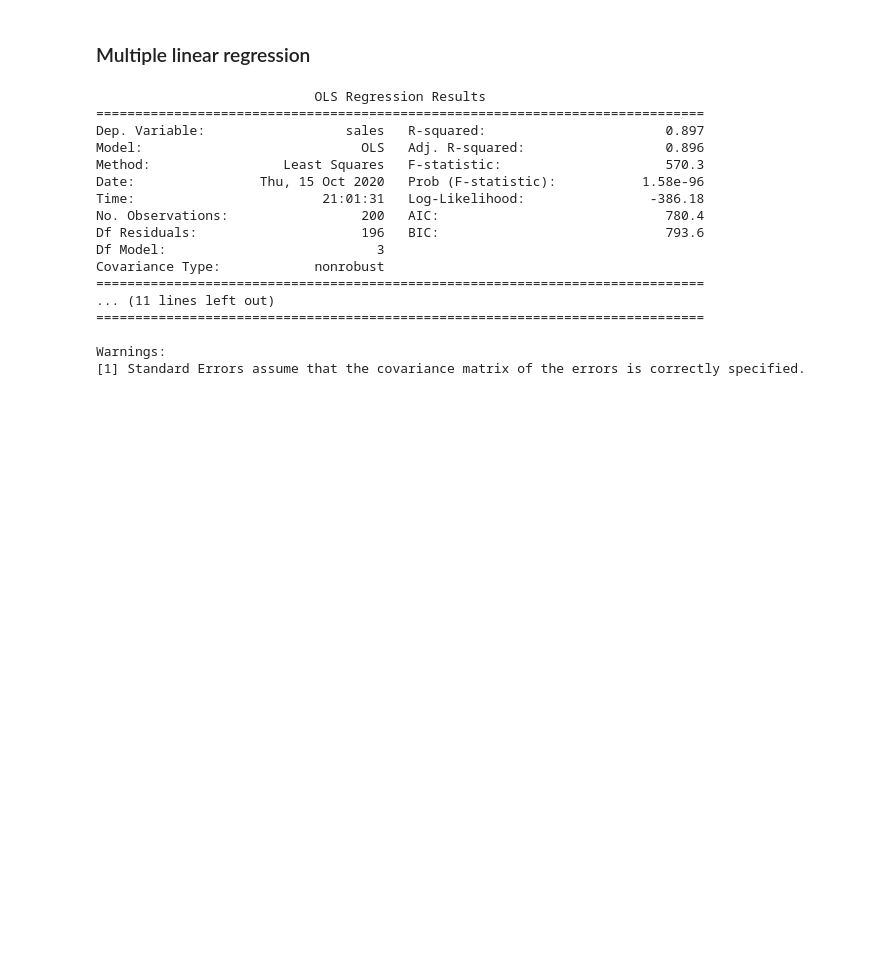
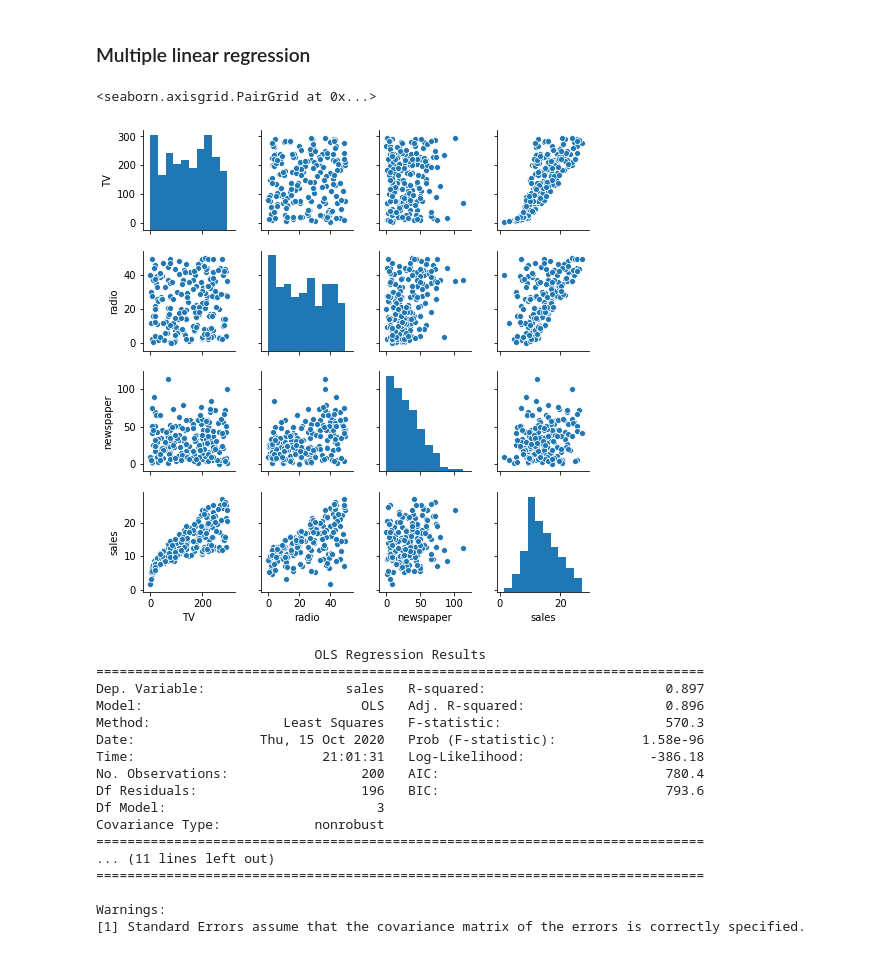
Before and after one commit to eryk-mazus/islr, a Jupyter notebook: Chapter 3.ipynb, the cells around one changed output. Cells and saved outputs as stored; diff of their text form; code cells hidden in the pictures; blank space fills up the shorter version.

```diff
--- a/Chapter 3.ipynb
+++ b/Chapter 3.ipynb
@@ -129,6 +130,11 @@ MonteCarlo(10000)
 The mean of 10 000 least square estimates of coefficients is close to the population coefficients - 2 and 3. The least squared produces unbiased estimators.
 # %% [markdown]
 ### Multiple linear regression
+# %%
+sns.pairplot(df_adv, height=1.8)
+# %% [output]
+<seaborn.axisgrid.PairGrid at 0x...>
+[figure, added]
 # %%
 y, X = dmatrices('sales ~ TV + radio + newspaper', data=df_adv, return_type='dataframe')
 # %%
```
Also changed, not shown: parts of 36 cells of this notebook, 3 other files.
